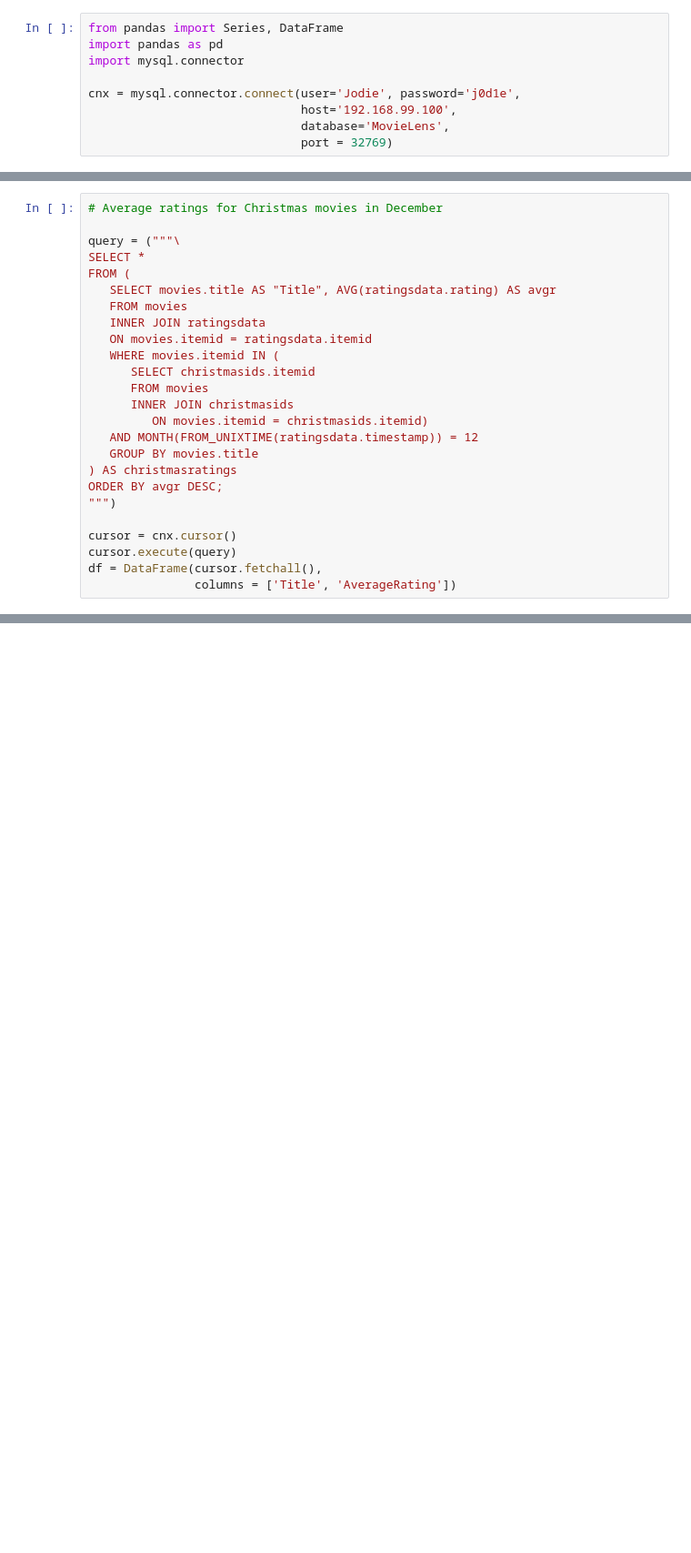
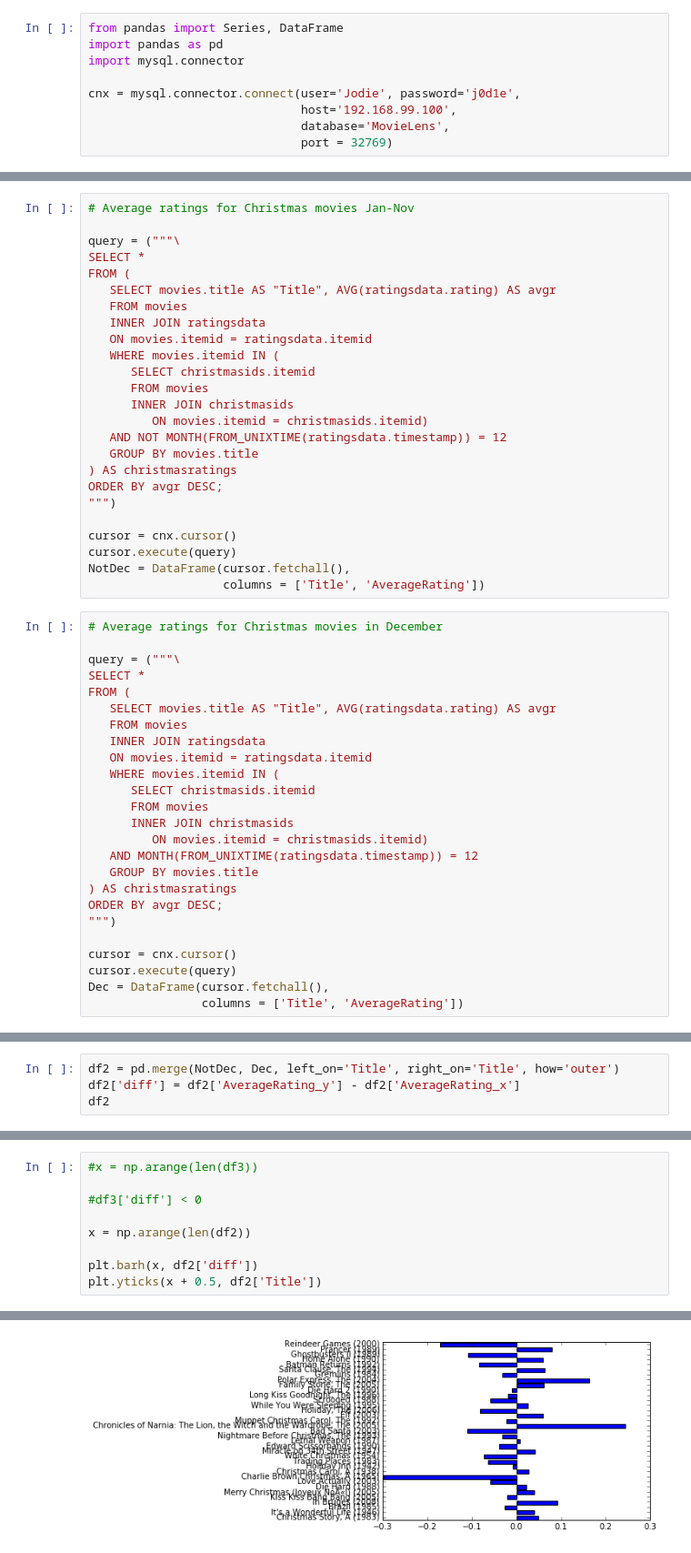
Before and after one commit to t-redactyl/MovieLens-analysis, a Jupyter notebook: Christmas movies scrapping.ipynb, the cells around one changed output, grey strips where cells are left out. Shown at 91% size. Saved outputs shown, nothing was run; the diff lists cells and outputs as text; blank space fills up the shorter version.

```diff
--- a/Christmas movies scrapping.ipynb
+++ b/Christmas movies scrapping.ipynb
@@ -212,3 +225,28 @@ df
+# %%
+# Average ratings for Christmas movies Jan-Nov
+
+query = ("""\
+SELECT *
+FROM (
+   SELECT movies.title AS "Title", AVG(ratingsdata.rating) AS avgr
+   FROM movies
+   INNER JOIN ratingsdata
+   ON movies.itemid = ratingsdata.itemid
+   WHERE movies.itemid IN (
+      SELECT christmasids.itemid
+      FROM movies
+      INNER JOIN christmasids
+         ON movies.itemid = christmasids.itemid)
+   AND NOT MONTH(FROM_UNIXTIME(ratingsdata.timestamp)) = 12
+   GROUP BY movies.title
+) AS christmasratings
+ORDER BY avgr DESC;
+""")
+
+cursor = cnx.cursor()
+cursor.execute(query)
+NotDec = DataFrame(cursor.fetchall(),
+                   columns = ['Title', 'AverageRating'])
 # %%
 # Average ratings for Christmas movies in December
 
@@ -232,5 +270,5 @@ ORDER BY avgr DESC;
 
 cursor = cnx.cursor()
 cursor.execute(query)
-df = DataFrame(cursor.fetchall(),
-               columns = ['Title', 'AverageRating'])
+Dec = DataFrame(cursor.fetchall(),
+                columns = ['Title', 'AverageRating'])
@@ -256,0 +275,4 @@ df
+# %%
+df2 = pd.merge(NotDec, Dec, left_on='Title', right_on='Title', how='outer')
+df2['diff'] = df2['AverageRating_y'] - df2['AverageRating_x']
+df2
@@ -256,0 +299,10 @@ df
+# %%
+#x = np.arange(len(df3))
+
+#df3['diff'] < 0
+
+x = np.arange(len(df2))
+
+plt.barh(x, df2['diff'])
+plt.yticks(x + 0.5, df2['Title'])
+# %% [output]
@@ -257,3 +326,4 @@ df
+[figure, added]
 # %%
 ## Average ratings by movie and year
 
```
Also changed, not shown: parts of 19 cells of this notebook.
